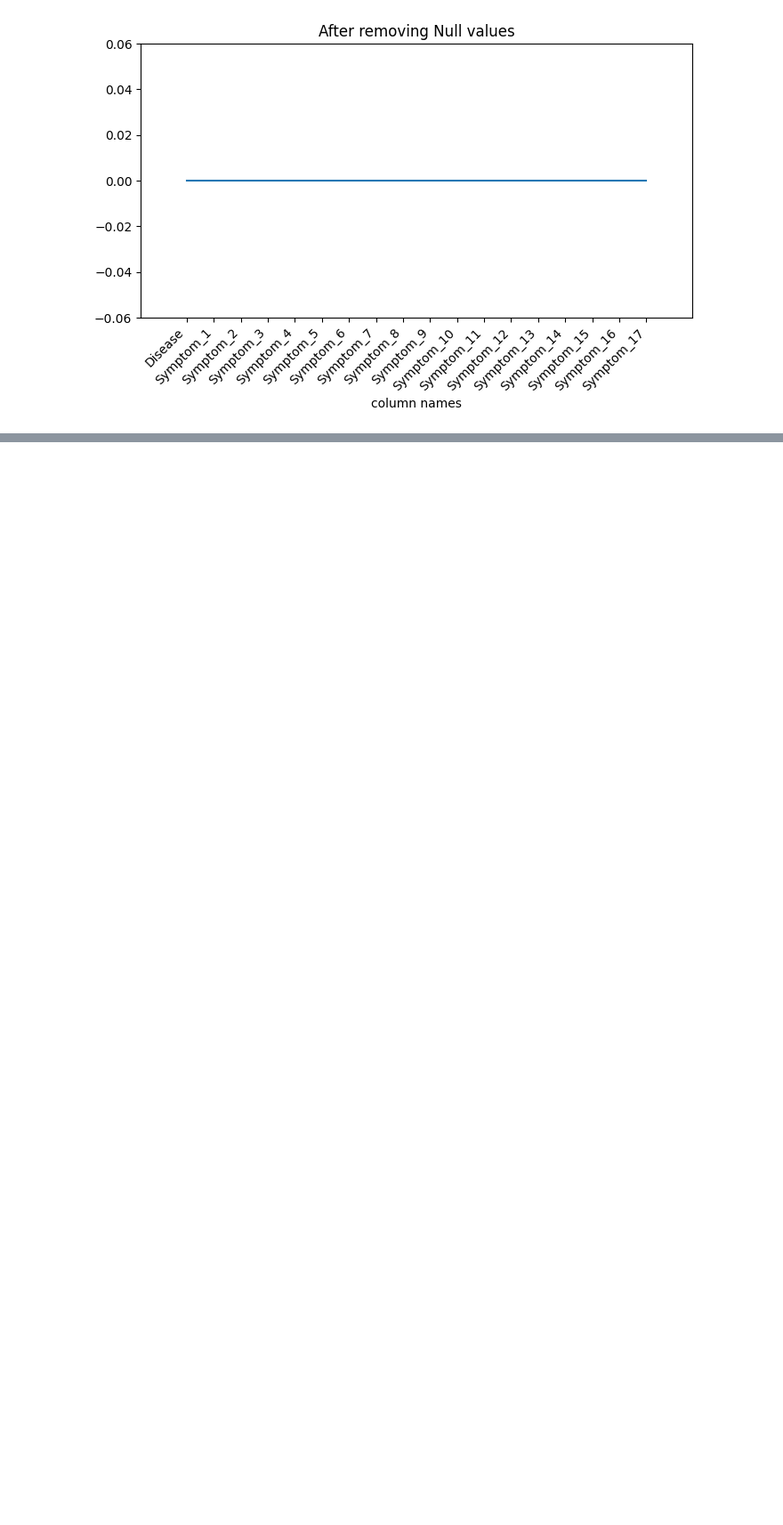
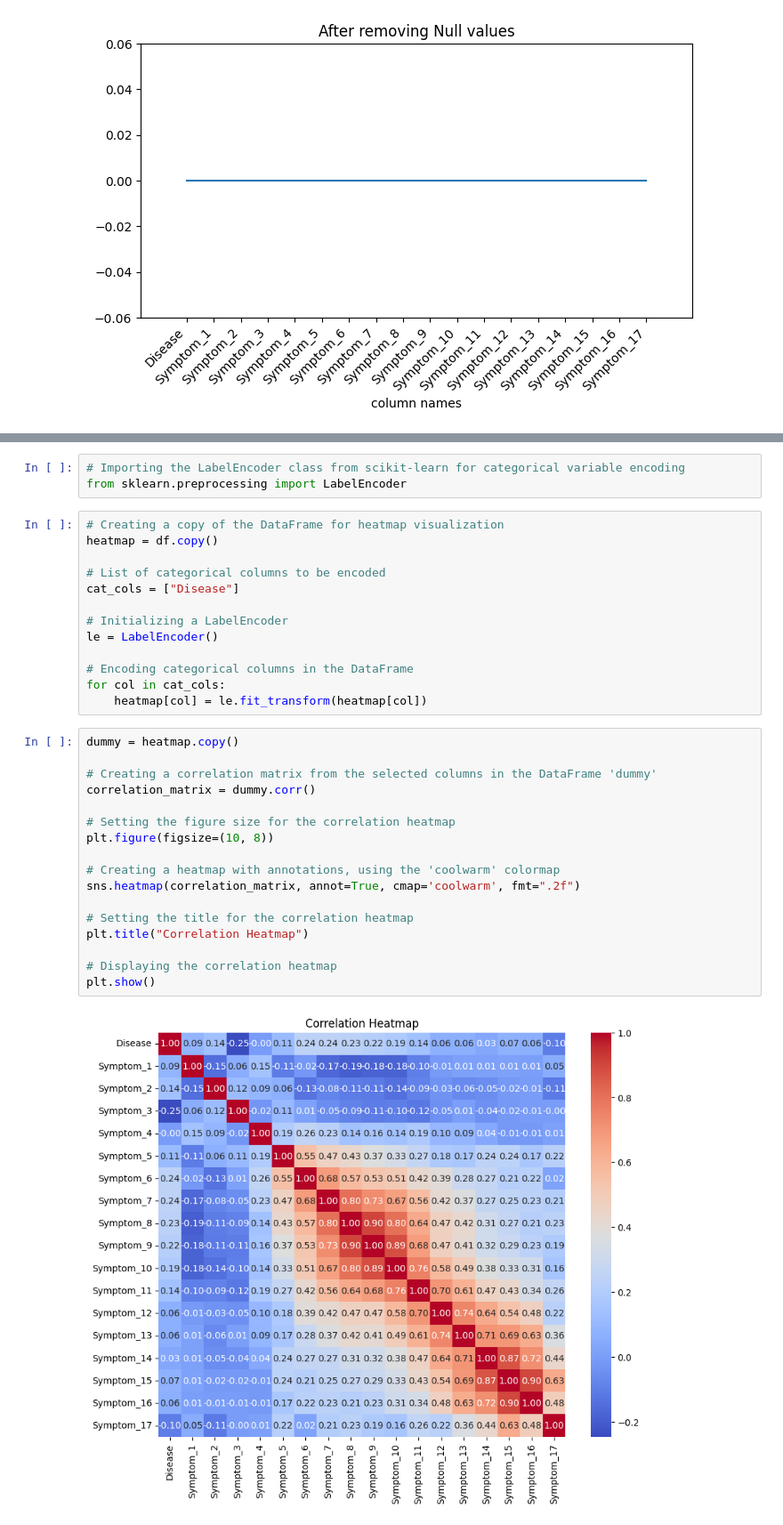
Before and after one commit to DKAbir111/Artificial-Intelligence, a Jupyter notebook: Human_Disease_Prediction__EDA_Final_Year_Research_Project.ipynb, the cells around one changed output, grey strips where cells are left out. Shown at 89% size. Drawn from its saved outputs; the diff is of its cells as text; blank space fills up the shorter version.

```diff
--- a/Human_Disease_Prediction__EDA_Final_Year_Research_Project.ipynb
+++ b/Human_Disease_Prediction__EDA_Final_Year_Research_Project.ipynb
@@ -332,0 +387,35 @@ plt.show()
+# %%
+# Importing the LabelEncoder class from scikit-learn for categorical variable encoding
+from sklearn.preprocessing import LabelEncoder
+# %%
+# Creating a copy of the DataFrame for heatmap visualization
+heatmap = df.copy()
+
+# List of categorical columns to be encoded
+cat_cols = ["Disease"]
+
+# Initializing a LabelEncoder
+le = LabelEncoder()
+
+# Encoding categorical columns in the DataFrame
+for col in cat_cols:
+    heatmap[col] = le.fit_transform(heatmap[col])
+# %%
+dummy = heatmap.copy()
+
+# Creating a correlation matrix from the selected columns in the DataFrame 'dummy'
+correlation_matrix = dummy.corr()
+
+# Setting the figure size for the correlation heatmap
+plt.figure(figsize=(10, 8))
+
+# Creating a heatmap with annotations, using the 'coolwarm' colormap
+sns.heatmap(correlation_matrix, annot=True, cmap='coolwarm', fmt=".2f")
+
+# Setting the title for the correlation heatmap
+plt.title("Correlation Heatmap")
+
+# Displaying the correlation heatmap
+plt.show()
+# %% [output]
+[figure, added]
```
Also changed, not shown: parts of 63 cells of this notebook.
